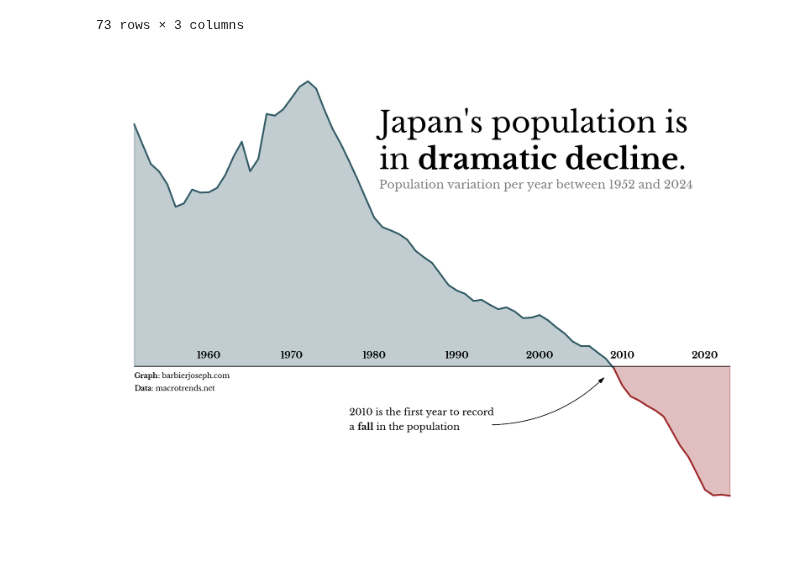
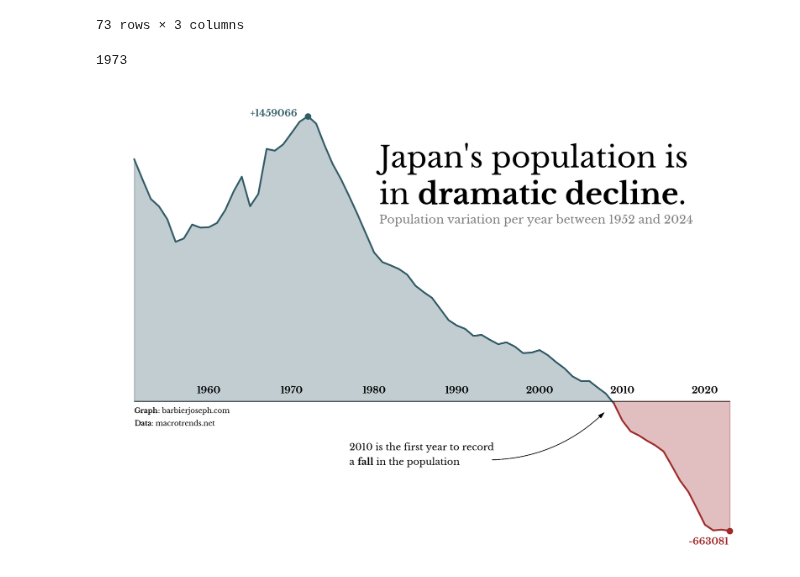
Before and after one commit to JosephBARBIERDARNAL/misc-dataviz, a Jupyter notebook: japan-population/code.ipynb, the cells around one changed output. Saved outputs shown, nothing was run; the diff lists cells and outputs as text; code cells hidden in the pictures.

```diff
--- a/japan-population/code.ipynb
+++ b/japan-population/code.ipynb
@@ -32,6 +32,10 @@ df
 | 73 | 2023 | -657179.0 | False |
 | 74 | 2024 | -663081.0 | False |
 73 rows × 3 columns
+# %%
+df[df['pop_var']==df['pop_var'].max()].date.values[0]
+# %% [output]
+1973
 # %%
 # style parameters
 font = load_font(
@@ -51,32 +55,40 @@ year_index = df[df['flag']].date.values[0]
 before_df = df[df['date']<=year_index]
 ax.plot(before_df['date'], before_df['pop_var'], color=color)
 ax.fill_between(before_df['date'], before_df['pop_var'], alpha=0.3, color=color)
+max_year = df[df['pop_var']==df['pop_var'].max()].date.values[0]
+max_value = df[df['pop_var']==df['pop_var'].max()].pop_var.values[0]
+ax.scatter(x=max_year, y=max_value, color=color, s=20)
+ax.text(x=max_year-7, y=max_value, s=f'+{max_value:.0f}', font=boldfont, size=8, color=color)
 
 # after
 color = '#9e2a2b'
 after_df = df[df['date']>=year_index]
 ax.plot(after_df['date'], after_df['pop_var'], color=color)
 ax.fill_between(after_df['date'], after_df['pop_var'], alpha=0.3, color=color)
+min_year = df[df['pop_var']==df['pop_var'].min()].date.values[0]
+min_value = df[df['pop_var']==df['pop_var'].min()].pop_var.values[0]
+ax.scatter(x=min_year, y=min_value, color=color, s=20)
+ax.text(x=min_year-5, y=min_value-70000, s=f'{min_value:.0f}', font=boldfont, size=8, color=color)
 
 ax.plot([1952, 2024], [0,0], color='black', linewidth=0.6)
 year_range = range(1960, 2021, 10)
 for year in year_range:
    ax.text(x=year+1, y=40000, s=f'{year}', font=boldfont, size=8, ha='center')
 
 s = "Japan's population is\nin <dramatic decline>."
 fig_text(x=0.45, y=0.8, s=s, font=font, highlight_textprops=[{'font':boldfont}], fontsize=25, ha='left', va='top')
 
 s = "Population variation per year between 1952 and 2024"
 fig_text(x=0.45, y=0.68, s=s, font=font, fontsize=9.8, ha='left', va='top', alpha=0.5)
 
 s = "<Graph>: barbierjoseph.com\n<Data>: macrotrends.net"
 ax_text(x=1952, y=-30000, s=s, font=font, fontsize=6, ha='left', highlight_textprops=[{'font':boldfont}]*2)
 
 s = "2010 is the first year to record\na <fall> in the population"
 ax_text(x=1978, y=-210000, s=s, font=font, fontsize=8, ha='left', highlight_textprops=[{'font':boldfont}])
 ax_arrow(tail_position=(1995, -300000), head_position=(2009, -50000), ax=ax, **arrow_props)
 
 plt.savefig('japan-population.png', dpi=300)
 plt.show()
 # %% [output]
-[figure, old version]
+[figure, new version]
```
